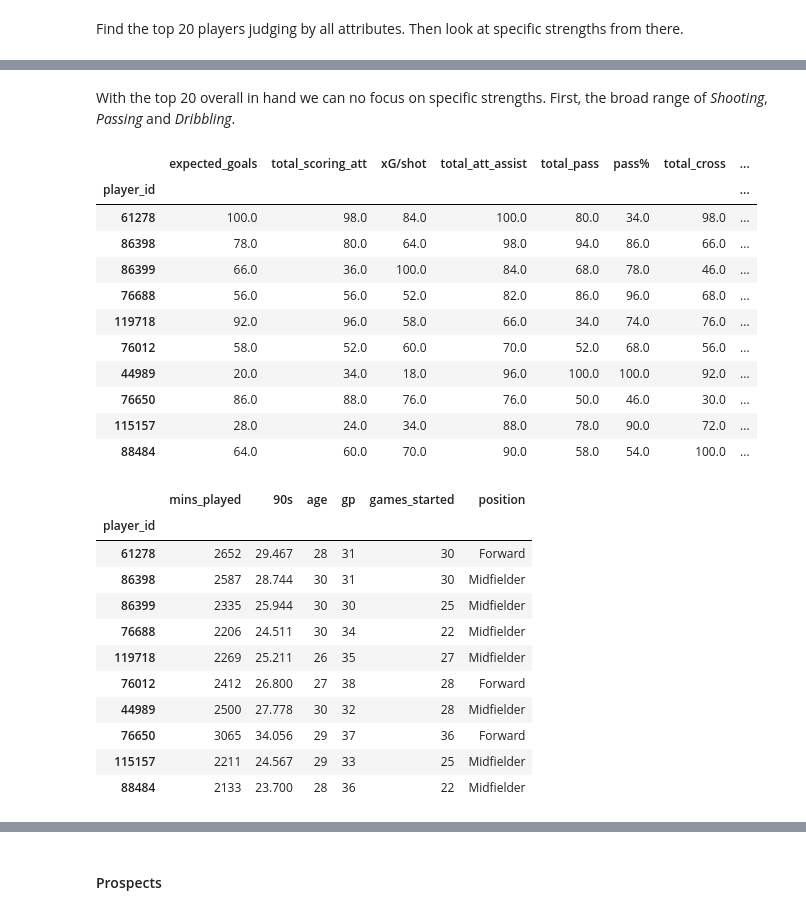
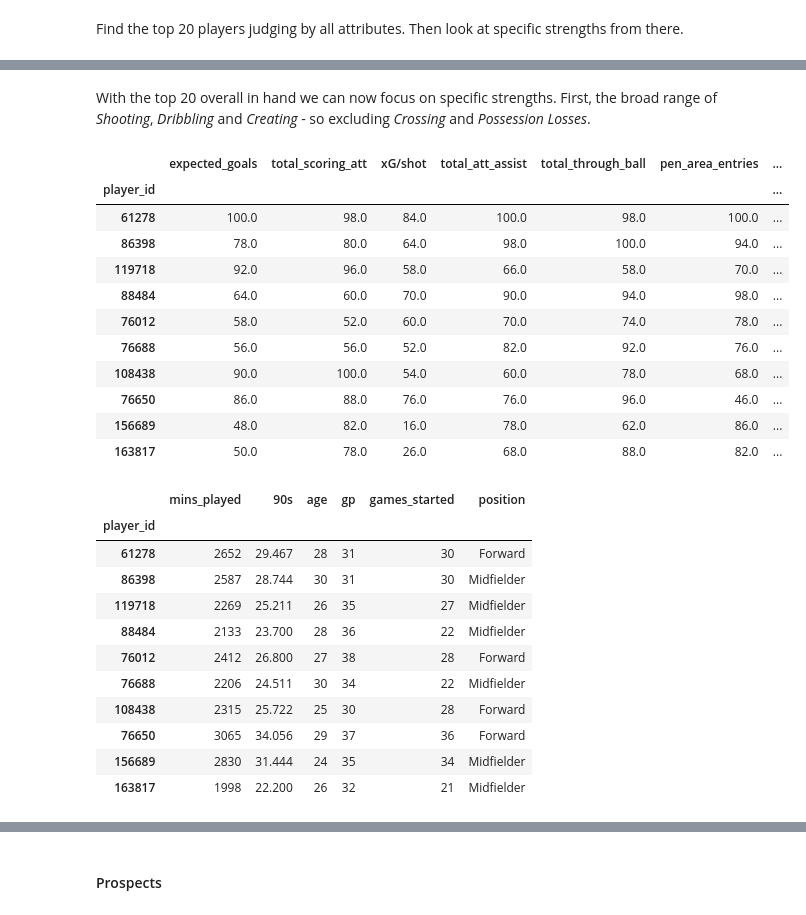
Before and after one commit to JPManuel/data_analyst_task, a Jupyter notebook: player_shortlists.ipynb, the cells around one changed output, grey strips where cells are left out. Drawn from its saved outputs; the diff is of its cells as text; code cells hidden in the pictures.

```diff
--- a/player_shortlists.ipynb
+++ b/player_shortlists.ipynb
@@ -89,0 +250,6 @@ df_players.head()
+# %%
+x = np.linspace(10,90,900)
+plt.plot(x,(10*2) / (1+np.exp(-0.1*(x-50))))
+plt.show()
+plt.plot(x,10*(50/x))
+plt.show()
@@ -108,7 +277,7 @@ def calculate_age(birth_date):
 def get_df_pos(df,attr,nineties=10,age_range=None,exclude_pos=['Goalkeeper']):
     """ Function to get two dataframes of players with the per 90 and per 90 percentiles of the specified relevent
     attributes. """
-    all_attr = [i for i in df.columns if i not in ['player_id', 'player_birth_date', 'game_id', 'position','team_id', 'mins_played', 'game_started']]
+    all_attr = [i for i in df.columns if i not in ['player_id', 'player_birth_date', 'game_id', 'position','team_id', 'mins_played','game_started','passes','poss']]
 
     # Create a player dataframe with personal stats
     df_players = pd.DataFrame(df.groupby('player_id')['mins_played'].sum())
@@ -129,6 +298,9 @@ def get_df_pos(df,attr,nineties=10,age_range=None,exclude_pos=['Goalkeeper']):
     df_total['pass%'] = df_total['accurate_pass'] / df_total['total_pass']
     df_total['cross%'] = df_total['accurate_cross'] / df_total['total_cross']
     df_total['contest%'] = df_total['won_contest'] / df_total['total_contest']
+    df_total['tackle%'] = df_total['won_tackle'] / df_total['total_tackle']
+    df_total['aerial%'] = df_total['aerial_won'] / (df_total['aerial_won'] + df_total['aerial_lost'])
+    df_total['long_ball%'] = df_total['total_long_balls'] / df_total['total_pass']
     df_total.fillna(0,inplace=True)
     # Player stat p90 values
     df_total_p90 = pd.concat([df_players,df_total.groupby('player_id')[all_attr].sum().div(df_players['90s'], axis=0).fillna(0)], axis=1)
@@ -136,6 +308,9 @@ def get_df_pos(df,attr,nineties=10,age_range=None,exclude_pos=['Goalkeeper']):
     df_total_p90['pass%'] = df_total['pass%']
     df_total_p90['cross%'] = df_total['cross%']
     df_total_p90['contest%'] = df_total['contest%']
+    df_total_p90['tackle%'] = df_total['tackle%']
+    df_total_p90['aerial%'] = df_total['aerial%']
+    df_total_p90['long_ball%'] = df_total['long_ball%']
 
     # Create dataframe focusing on the specified important stats
     df_pos = df_total[['mins_played', '90s', 'age', 'gp', 'games_started', 'position']+attr]
@@ -154,9 +329,15 @@ def get_df_pos(df,attr,nineties=10,age_range=None,exclude_pos=['Goalkeeper']):
     df_pos_p90_per = df_pos_p90.copy()
     for a in attr:
         df_pos_p90_per[a] = df_pos_p90[a].apply(lambda x: stats.percentileofscore(df_pos_p90[a],x))
-    # Flip 'poss_lost_all' since lower is better
+    # Flip attributes where lower is better such that higher percentile again means better
     if 'poss_lost_all' in attr:
         df_pos_p90_per['poss_lost_all'] = 100 - df_pos_p90_per['poss_lost_all']
+    if 'fouls' in attr:
+        df_pos_p90_per['fouls'] = 100 - df_pos_p90_per['fouls']
+    if 'error_lead_to_goal' in attr:
+        df_pos_p90_per['error_lead_to_goal'] = 100 - df_pos_p90_per['error_lead_to_goal']
+    if 'error_lead_to_shot' in attr:
+        df_pos_p90_per['error_lead_to_shot'] = 100 - df_pos_p90_per['error_lead_to_shot']
 
     return df_pos_p90, df_pos_p90_per
 # %%
@@ -455,13 +644,17 @@ To start, let's define the key attributes a winger should have.
 # %%
 wing_attr_key = ['expected_goals','total_scoring_att','xG/shot','total_att_assist','total_pass','pass%',
                   'total_cross','cross%','touches_in_opp_box','total_contest','contest%','poss_lost_all']
+# %%
+wing_attr_key = ['expected_goals','total_scoring_att','xG/shot','total_att_assist','total_through_ball',
+                 'pen_area_entries','total_cross','cross%','total_contest','contest%','touches_in_opp_box','poss_lost_all']
 # %% [markdown]
 From these we can get some rough categories for *Shooting*, *Passing*, *Crossing* and *Dribbling*.
 # %%
 wing_shot_attr = ['expected_goals','total_scoring_att','xG/shot']
-wing_pass_attr = ['total_att_assist','total_pass','pass%']
+#wing_pass_attr = ['total_att_assist','total_pass','pass%']
 wing_cross_attr = ['total_cross','cross%']
 wing_drib_attr = ['total_contest','contest%']
+wing_creat_attr = ['total_att_assist','total_through_ball','pen_area_entries']
 # %% [markdown]
 #### Top Players
 # %% [markdown]
@@ -539,35 +691,35 @@ df_top_per
 # %% [markdown]
-With the top 20 overall in hand we can no focus on specific strengths. First, the broad range of *Shooting*, *Passing* and *Dribbling*.
+With the top 20 overall in hand we can now focus on specific strengths. First, the broad range of *Shooting*, *Dribbling* and *Creating* - so excluding *Crossing* and *Possession Losses*.
 # %%
-df_top_per.loc[df_top_per[wing_shot_attr+wing_pass_attr+wing_drib_attr].sum(axis=1).sort_values(ascending=False).iloc[:10].index]
+df_top_per.loc[df_top_per[wing_shot_attr+wing_drib_attr+wing_creat_attr].sum(axis=1).sort_values(ascending=False).iloc[:10].index]
 # %% [output]
-|  | expected_goals | total_scoring_att | xG/shot | total_att_assist | total_pass | pass% | total_cross | ... |
-| player_id |  |  |  |  |  |  |  | ... |
-| 61278 | 100.0 | 98.0 | 84.0 | 100.0 | 80.0 | 34.0 | 98.0 | ... |
-| 86398 | 78.0 | 80.0 | 64.0 | 98.0 | 94.0 | 86.0 | 66.0 | ... |
-| 86399 | 66.0 | 36.0 | 100.0 | 84.0 | 68.0 | 78.0 | 46.0 | ... |
-| 76688 | 56.0 | 56.0 | 52.0 | 82.0 | 86.0 | 96.0 | 68.0 | ... |
-| 119718 | 92.0 | 96.0 | 58.0 | 66.0 | 34.0 | 74.0 | 76.0 | ... |
-| 76012 | 58.0 | 52.0 | 60.0 | 70.0 | 52.0 | 68.0 | 56.0 | ... |
-| 44989 | 20.0 | 34.0 | 18.0 | 96.0 | 100.0 | 100.0 | 92.0 | ... |
-| 76650 | 86.0 | 88.0 | 76.0 | 76.0 | 50.0 | 46.0 | 30.0 | ... |
-| 115157 | 28.0 | 24.0 | 34.0 | 88.0 | 78.0 | 90.0 | 72.0 | ... |
-| 88484 | 64.0 | 60.0 | 70.0 | 90.0 | 58.0 | 54.0 | 100.0 | ... |
+|  | expected_goals | total_scoring_att | xG/shot | total_att_assist | total_through_ball | pen_area_entries | ... |
+| player_id |  |  |  |  |  |  | ... |
+| 61278 | 100.0 | 98.0 | 84.0 | 100.0 | 98.0 | 100.0 | ... |
+| 86398 | 78.0 | 80.0 | 64.0 | 98.0 | 100.0 | 94.0 | ... |
+| 119718 | 92.0 | 96.0 | 58.0 | 66.0 | 58.0 | 70.0 | ... |
+| 88484 | 64.0 | 60.0 | 70.0 | 90.0 | 94.0 | 98.0 | ... |
+| 76012 | 58.0 | 52.0 | 60.0 | 70.0 | 74.0 | 78.0 | ... |
+| 76688 | 56.0 | 56.0 | 52.0 | 82.0 | 92.0 | 76.0 | ... |
+| 108438 | 90.0 | 100.0 | 54.0 | 60.0 | 78.0 | 68.0 | ... |
+| 76650 | 86.0 | 88.0 | 76.0 | 76.0 | 96.0 | 46.0 | ... |
+| 156689 | 48.0 | 82.0 | 16.0 | 78.0 | 62.0 | 86.0 | ... |
+| 163817 | 50.0 | 78.0 | 26.0 | 68.0 | 88.0 | 82.0 | ... |
 # %%
-df_players.loc[df_top_per[wing_shot_attr+wing_pass_attr+wing_drib_attr].sum(axis=1).sort_values(ascending=False).iloc[:10].index]
+df_players.loc[df_top_per[wing_shot_attr+wing_creat_attr+wing_drib_attr].sum(axis=1).sort_values(ascending=False).iloc[:10].index]
 # %% [output]
 |  | mins_played | 90s | age | gp | games_started | position |
 | player_id |  |  |  |  |  |  |
 | 61278 | 2652 | 29.467 | 28 | 31 | 30 | Forward |
 | 86398 | 2587 | 28.744 | 30 | 31 | 30 | Midfielder |
-| 86399 | 2335 | 25.944 | 30 | 30 | 25 | Midfielder |
+| 119718 | 2269 | 25.211 | 26 | 35 | 27 | Midfielder |
+| 88484 | 2133 | 23.700 | 28 | 36 | 22 | Midfielder |
+| 76012 | 2412 | 26.800 | 27 | 38 | 28 | Forward |
 | 76688 | 2206 | 24.511 | 30 | 34 | 22 | Midfielder |
-| 119718 | 2269 | 25.211 | 26 | 35 | 27 | Midfielder |
-| 76012 | 2412 | 26.800 | 27 | 38 | 28 | Forward |
-| 44989 | 2500 | 27.778 | 30 | 32 | 28 | Midfielder |
+| 108438 | 2315 | 25.722 | 25 | 30 | 28 | Forward |
 | 76650 | 3065 | 34.056 | 29 | 37 | 36 | Forward |
-| 115157 | 2211 | 24.567 | 29 | 33 | 25 | Midfielder |
-| 88484 | 2133 | 23.700 | 28 | 36 | 22 | Midfielder |
+| 156689 | 2830 | 31.444 | 24 | 35 | 34 | Midfielder |
+| 163817 | 1998 | 22.200 | 26 | 32 | 21 | Midfielder |
 # %% [markdown]
 Certainly some exciting players.
 - PID 61278 stands out as consistently at the top of rankings and 28 years old. Likely one of the best wingers in the league and playing a lot of games. Hence, probably already plays for a top club and would be expensive to sign. But if possible, would be one of the best signings.
```
Also changed, not shown: parts of 109 cells of this notebook.
